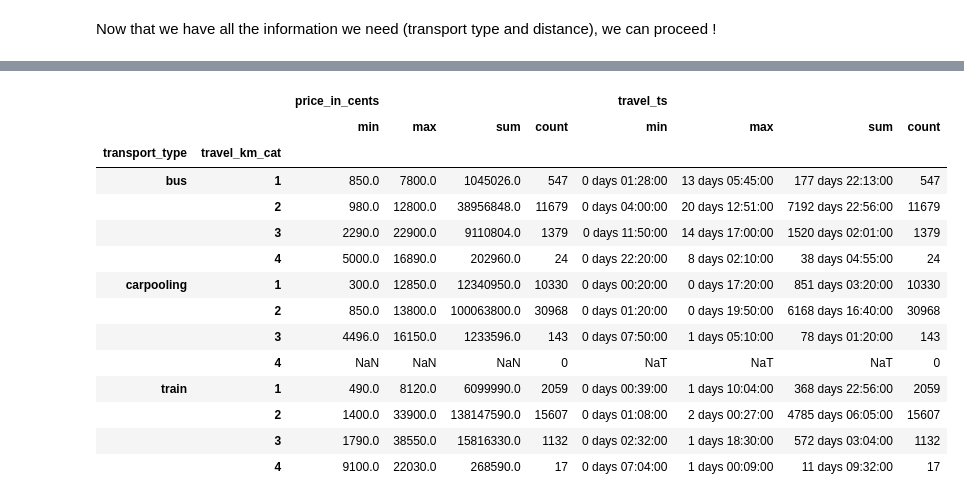
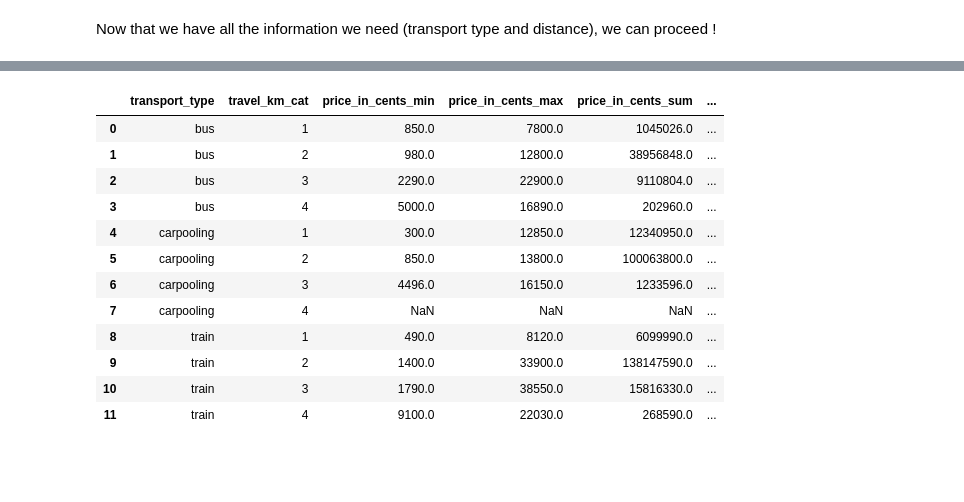
Before and after one commit to vinsJ/Tictactrip, a Jupyter notebook: DATA@DEBANDE-VINCENT.ipynb, the cells around one changed output, grey strips where cells are left out. Drawn from its saved outputs; the diff is of its cells as text; code cells hidden in the pictures; blank space fills up the shorter version.

```diff
--- a/DATA@DEBANDE-VINCENT.ipynb
+++ b/DATA@DEBANDE-VINCENT.ipynb
@@ -556,0 +660,5 @@ Now that we have all the information we need (transport type and distance), we c
+# %%
+tickets2['ts'] = tickets2.travel_ts.values.astype(np.int64) // 10 ** 9
+
+plt.figure(figsize=(10,10))
+sns.kdeplot(data=tickets2, x="ts", hue = "transport_type", shade = True, log_scale = True)
@@ -557,19 +674,20 @@ Now that we have all the information we need (transport type and distance), we c
 # %%
-transport_travel = tickets2.groupby(['transport_type','travel_km_cat'])[['price_in_cents','travel_ts']].agg(['min','max', 'sum', 'count'])
+transport_travel = tickets2.groupby(['transport_type','travel_km_cat'])[['price_in_cents','travel_ts', 'travel_km']].agg(['min','max', 'sum', 'count'])
+transport_travel.columns = transport_travel.columns.map('_'.join)
+transport_travel = transport_travel.reset_index()
+
 transport_travel
 # %% [output]
-|  |  | price_in_cents |  |  |  | travel_ts |  |  |  |
-|  |  | min | max | sum | count | min | max | sum | count |
-| transport_type | travel_km_cat |  |  |  |  |  |  |  |  |
-| bus | 1 | 850.0 | 7800.0 | 1045026.0 | 547 | 0 days 01:28:00 | 13 days 05:45:00 | 177 days 22:13:00 | 547 |
-|  | 2 | 980.0 | 12800.0 | 38956848.0 | 11679 | 0 days 04:00:00 | 20 days 12:51:00 | 7192 days 22:56:00 | 11679 |
-|  | 3 | 2290.0 | 22900.0 | 9110804.0 | 1379 | 0 days 11:50:00 | 14 days 17:00:00 | 1520 days 02:01:00 | 1379 |
-|  | 4 | 5000.0 | 16890.0 | 202960.0 | 24 | 0 days 22:20:00 | 8 days 02:10:00 | 38 days 04:55:00 | 24 |
-| carpooling | 1 | 300.0 | 12850.0 | 12340950.0 | 10330 | 0 days 00:20:00 | 0 days 17:20:00 | 851 days 03:20:00 | 10330 |
-|  | 2 | 850.0 | 13800.0 | 100063800.0 | 30968 | 0 days 01:20:00 | 0 days 19:50:00 | 6168 days 16:40:00 | 30968 |
-|  | 3 | 4496.0 | 16150.0 | 1233596.0 | 143 | 0 days 07:50:00 | 1 days 05:10:00 | 78 days 01:20:00 | 143 |
-|  | 4 | NaN | NaN | NaN | 0 | NaT | NaT | NaT | 0 |
-| train | 1 | 490.0 | 8120.0 | 6099990.0 | 2059 | 0 days 00:39:00 | 1 days 10:04:00 | 368 days 22:56:00 | 2059 |
-|  | 2 | 1400.0 | 33900.0 | 138147590.0 | 15607 | 0 days 01:08:00 | 2 days 00:27:00 | 4785 days 06:05:00 | 15607 |
-|  | 3 | 1790.0 | 38550.0 | 15816330.0 | 1132 | 0 days 02:32:00 | 1 days 18:30:00 | 572 days 03:04:00 | 1132 |
-|  | 4 | 9100.0 | 22030.0 | 268590.0 | 17 | 0 days 07:04:00 | 1 days 00:09:00 | 11 days 09:32:00 | 17 |
+|  | transport_type | travel_km_cat | price_in_cents_min | price_in_cents_max | price_in_cents_sum | ... |
+| 0 | bus | 1 | 850.0 | 7800.0 | 1045026.0 | ... |
+| 1 | bus | 2 | 980.0 | 12800.0 | 38956848.0 | ... |
+| 2 | bus | 3 | 2290.0 | 22900.0 | 9110804.0 | ... |
+| 3 | bus | 4 | 5000.0 | 16890.0 | 202960.0 | ... |
+| 4 | carpooling | 1 | 300.0 | 12850.0 | 12340950.0 | ... |
+| 5 | carpooling | 2 | 850.0 | 13800.0 | 100063800.0 | ... |
+| 6 | carpooling | 3 | 4496.0 | 16150.0 | 1233596.0 | ... |
+| 7 | carpooling | 4 | NaN | NaN | NaN | ... |
+| 8 | train | 1 | 490.0 | 8120.0 | 6099990.0 | ... |
+| 9 | train | 2 | 1400.0 | 33900.0 | 138147590.0 | ... |
+| 10 | train | 3 | 1790.0 | 38550.0 | 15816330.0 | ... |
+| 11 | train | 4 | 9100.0 | 22030.0 | 268590.0 | ... |
```
Also changed, not shown: parts of 25 cells of this notebook.
